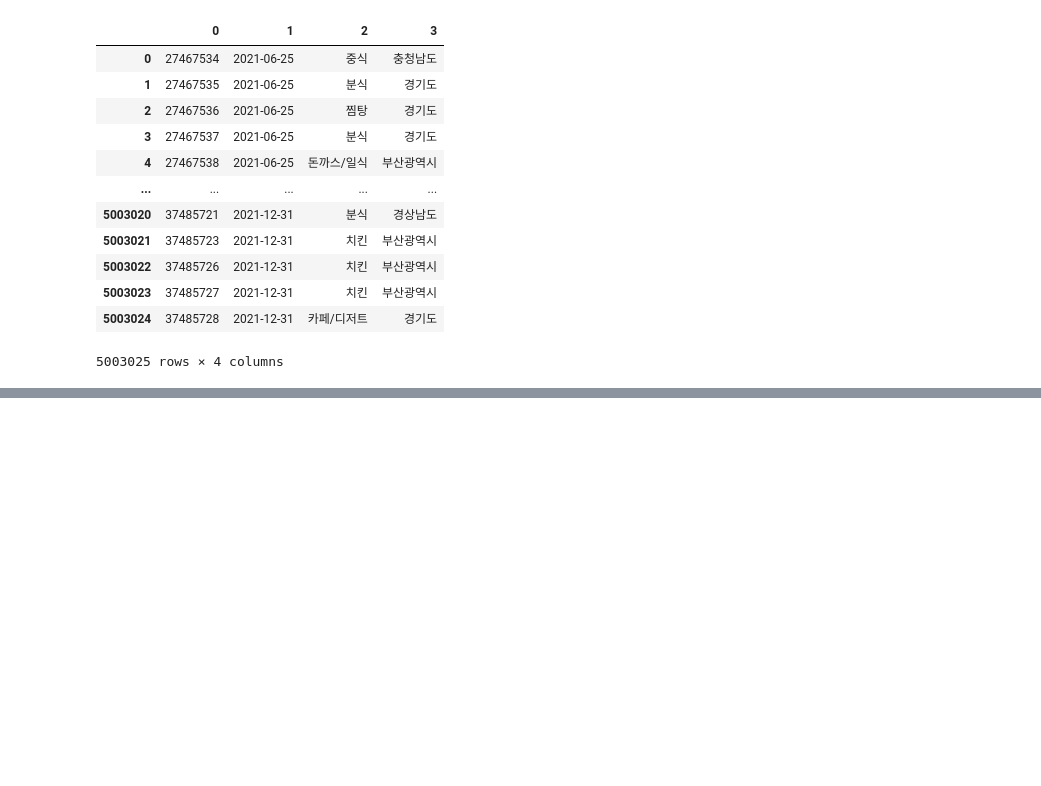
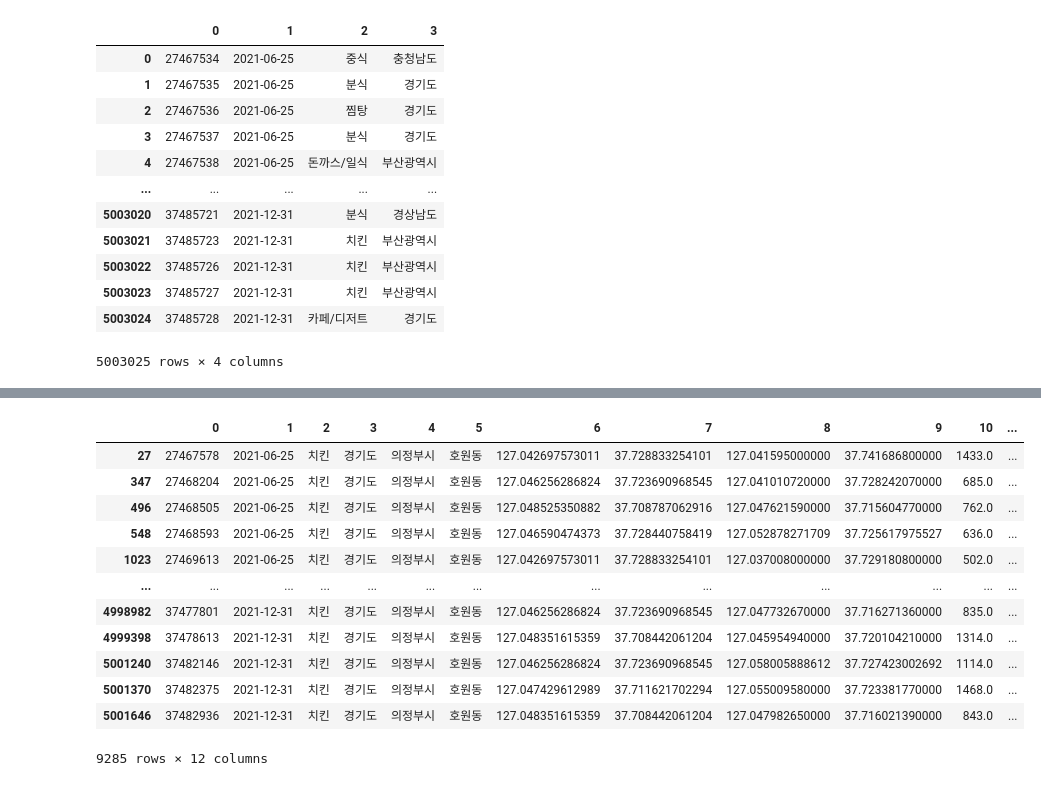
Before and after one commit to jeongho22/datalab2, a Jupyter notebook: 테스트.ipynb, the cells around one changed output, grey strips where cells are left out. Saved outputs shown, nothing was run; the diff lists cells and outputs as text; code cells hidden in the pictures; blank space fills up the shorter version.

```diff
--- a/테스트.ipynb
+++ b/테스트.ipynb
@@ -71,0 +115,16 @@ result[[0,1,2,3]]
+# %%
+df[(df[2]=='치킨') & (df[5]=='호원동') & (df[11]=='1500m이하')]  ## 조건:  치킨and호원동and1500이하 거리
+# %% [output]
+|  | 0 | 1 | 2 | 3 | 4 | 5 | 6 | 7 | 8 | 9 | 10 | ... |
+| 27 | 27467578 | 2021-06-25 | 치킨 | 경기도 | 의정부시 | 호원동 | 127.042697573011 | 37.728833254101 | 127.041595000000 | 37.741686800000 | 1433.0 | ... |
+| 347 | 27468204 | 2021-06-25 | 치킨 | 경기도 | 의정부시 | 호원동 | 127.046256286824 | 37.723690968545 | 127.041010720000 | 37.728242070000 | 685.0 | ... |
+| 496 | 27468505 | 2021-06-25 | 치킨 | 경기도 | 의정부시 | 호원동 | 127.048525350882 | 37.708787062916 | 127.047621590000 | 37.715604770000 | 762.0 | ... |
+| 548 | 27468593 | 2021-06-25 | 치킨 | 경기도 | 의정부시 | 호원동 | 127.046590474373 | 37.728440758419 | 127.052878271709 | 37.725617975527 | 636.0 | ... |
+| 1023 | 27469613 | 2021-06-25 | 치킨 | 경기도 | 의정부시 | 호원동 | 127.042697573011 | 37.728833254101 | 127.037008000000 | 37.729180800000 | 502.0 | ... |
+| ... | ... | ... | ... | ... | ... | ... | ... | ... | ... | ... | ... | ... |
+| 4998982 | 37477801 | 2021-12-31 | 치킨 | 경기도 | 의정부시 | 호원동 | 127.046256286824 | 37.723690968545 | 127.047732670000 | 37.716271360000 | 835.0 | ... |
+| 4999398 | 37478613 | 2021-12-31 | 치킨 | 경기도 | 의정부시 | 호원동 | 127.048351615359 | 37.708442061204 | 127.045954940000 | 37.720104210000 | 1314.0 | ... |
+| 5001240 | 37482146 | 2021-12-31 | 치킨 | 경기도 | 의정부시 | 호원동 | 127.046256286824 | 37.723690968545 | 127.058005888612 | 37.727423002692 | 1114.0 | ... |
+| 5001370 | 37482375 | 2021-12-31 | 치킨 | 경기도 | 의정부시 | 호원동 | 127.047429612989 | 37.711621702294 | 127.055009580000 | 37.723381770000 | 1468.0 | ... |
+| 5001646 | 37482936 | 2021-12-31 | 치킨 | 경기도 | 의정부시 | 호원동 | 127.048351615359 | 37.708442061204 | 127.047982650000 | 37.716021390000 | 843.0 | ... |
+9285 rows × 12 columns
```
Also changed, not shown: parts of 13 cells of this notebook.
